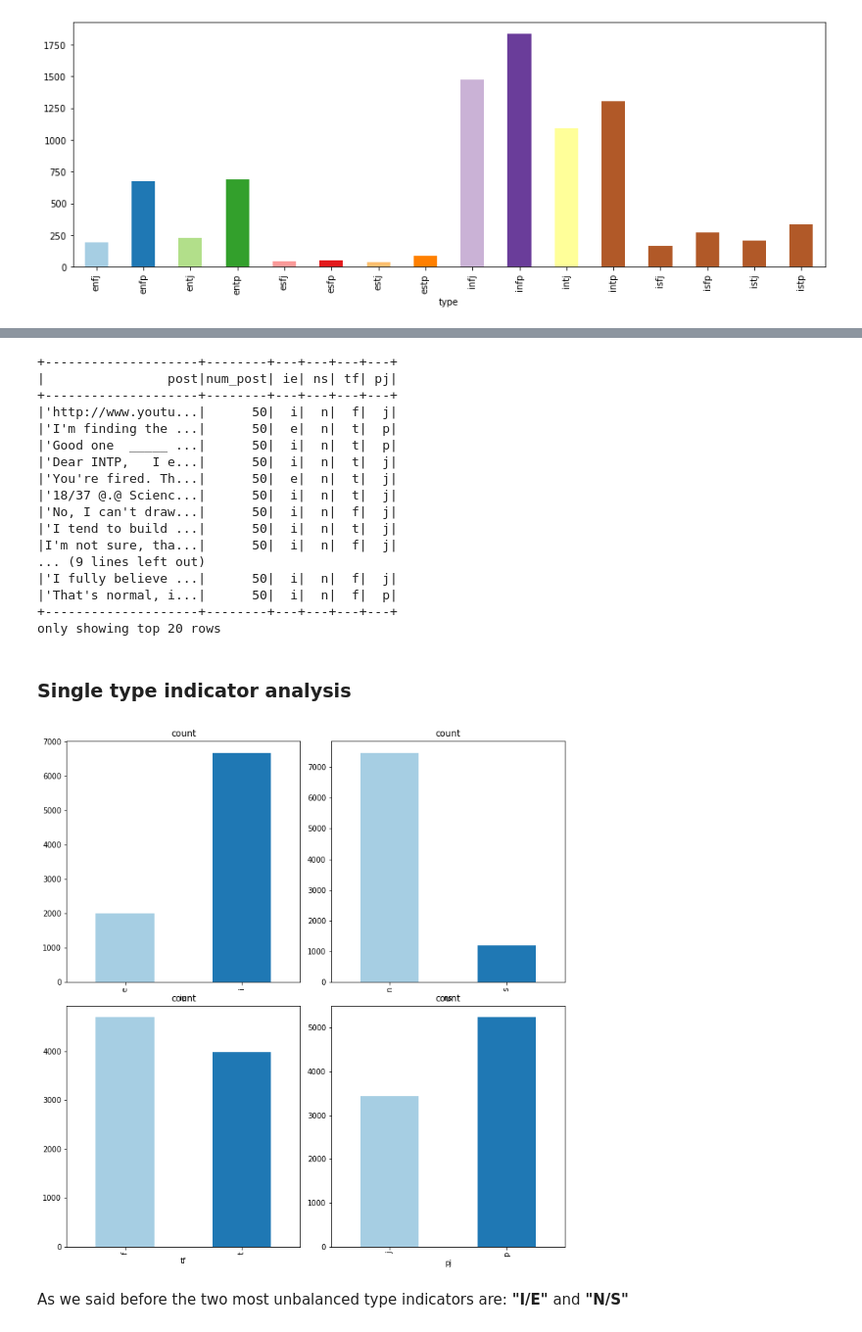
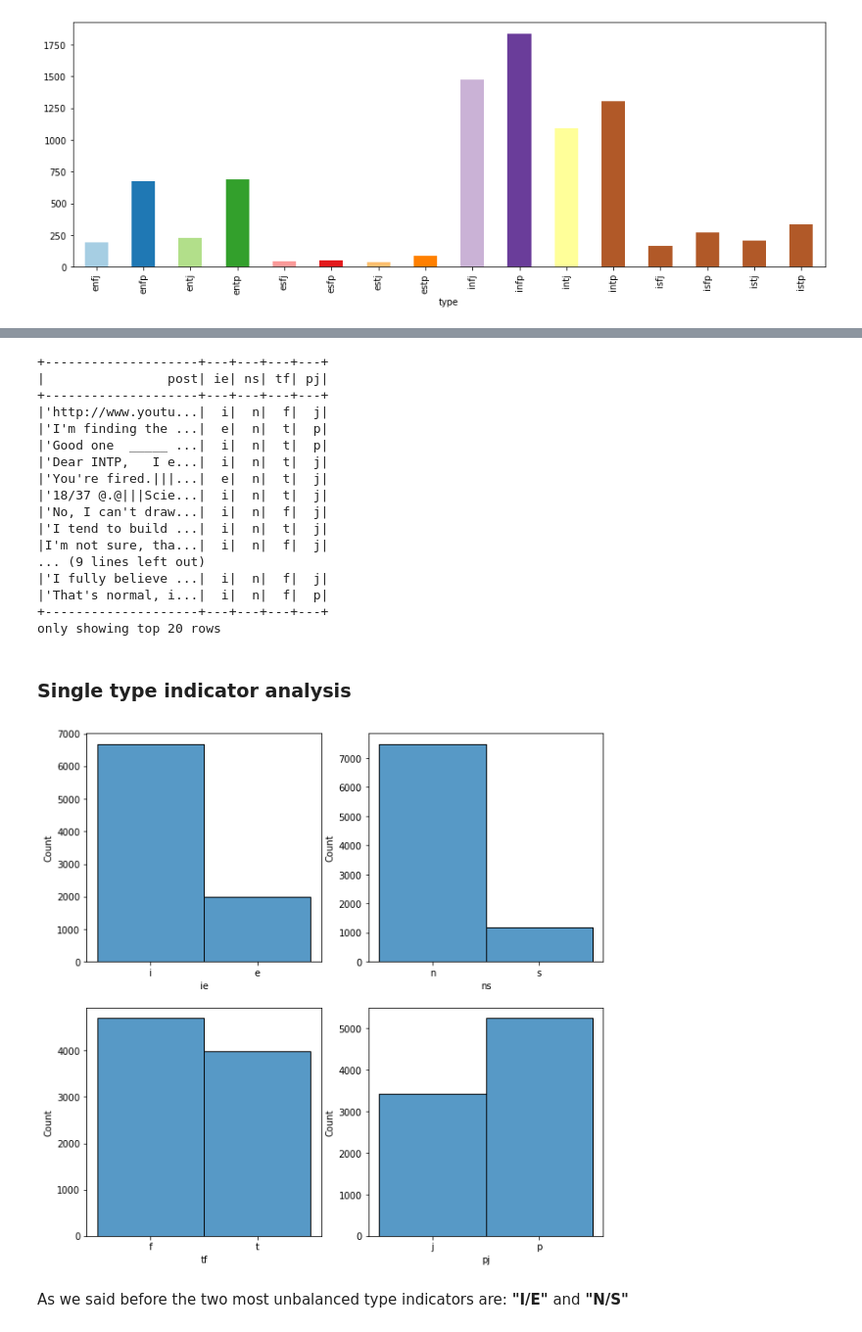
Before and after one commit to edu-rinaldi/MBTI-Predictor, a Jupyter notebook: MBTI.ipynb, the cells around one changed output, grey strips where cells are left out. Shown at 98% size. Cells and saved outputs as stored; diff of their text form; code cells hidden in the pictures.

```diff
--- a/MBTI.ipynb
+++ b/MBTI.ipynb
@@ -233,40 +345,37 @@ def split_type(df, typeCol='type', withDrop=False):
 # %%
+# Split type in 4 indicators
 mbti_type_splitted_df, indicators = split_type(mbti_splitted_df, withDrop=True)
-mbti_type_splitted_df = mbti_type_splitted_df.cache()
+
+# mbti_type_splitted_df = mbti_type_splitted_df.cache()
 mbti_type_splitted_df.show()
 # %% [output]
-+--------------------+--------+---+---+---+---+
-|                post|num_post| ie| ns| tf| pj|
-+--------------------+--------+---+---+---+---+
-|'http://www.youtu...|      50|  i|  n|  f|  j|
-|'I'm finding the ...|      50|  e|  n|  t|  p|
-|'Good one  _____ ...|      50|  i|  n|  t|  p|
-|'Dear INTP,   I e...|      50|  i|  n|  t|  j|
-|'You're fired. Th...|      50|  e|  n|  t|  j|
-|'18/37 @.@ Scienc...|      50|  i|  n|  t|  j|
-|'No, I can't draw...|      50|  i|  n|  f|  j|
-|'I tend to build ...|      50|  i|  n|  t|  j|
-|I'm not sure, tha...|      50|  i|  n|  f|  j|
++--------------------+---+---+---+---+
+|                post| ie| ns| tf| pj|
++--------------------+---+---+---+---+
+|'http://www.youtu...|  i|  n|  f|  j|
+|'I'm finding the ...|  e|  n|  t|  p|
+|'Good one  _____ ...|  i|  n|  t|  p|
+|'Dear INTP,   I e...|  i|  n|  t|  j|
+|'You're fired.|||...|  e|  n|  t|  j|
+|'18/37 @.@|||Scie...|  i|  n|  t|  j|
+|'No, I can't draw...|  i|  n|  f|  j|
+|'I tend to build ...|  i|  n|  t|  j|
+|I'm not sure, tha...|  i|  n|  f|  j|
 ... (9 lines left out)
-|'I fully believe ...|      50|  i|  n|  f|  j|
-|'That's normal, i...|      50|  i|  n|  f|  p|
-+--------------------+--------+---+---+---+---+
+|'I fully believe ...|  i|  n|  f|  j|
+|'That's normal, i...|  i|  n|  f|  p|
++--------------------+---+---+---+---+
 only showing top 20 rows
 # %% [markdown]
 ### Single type indicator analysis
-# %%
-fig, axes = plt.subplots(nrows=2,ncols=2, figsize=(10, 10))
-fig.tight_layout()
-
-axes_idx = {'ie': (0,0), 'ns':(0,1), 'tf':(1,0), 'pj':(1,1)}
-for ind in indicators:
-  count_class_instances(mbti_type_splitted_df, ind).plot.bar(ax=axes[axes_idx[ind]],\
-                                                             subplots=True,\
-                                                             x=ind,\
-                                                             y='count',\
-                                                             legend=False,\
-                                                             color=plt.cm.Paired(np.arange(2)))
-# %% [output]
-[figure, removed]
+# %%
+def plot_indicators_distribution(df):
+  fig, ax = plt.subplots(2, 2, figsize=(10, 10))
+  for ind, subplot in zip(indicators, ax.flatten()):
+    sns.histplot(df.toPandas(), x=ind, ax=subplot)
+# %%
+plot_indicators_distribution(mbti_type_splitted_df)
+# %% [output]
+[figure, added]
 # %% [markdown]
 As we said before the two most unbalanced type indicators are: **"I/E"** and **"N/S"**
```
Also changed, not shown: parts of 89 cells of this notebook.
